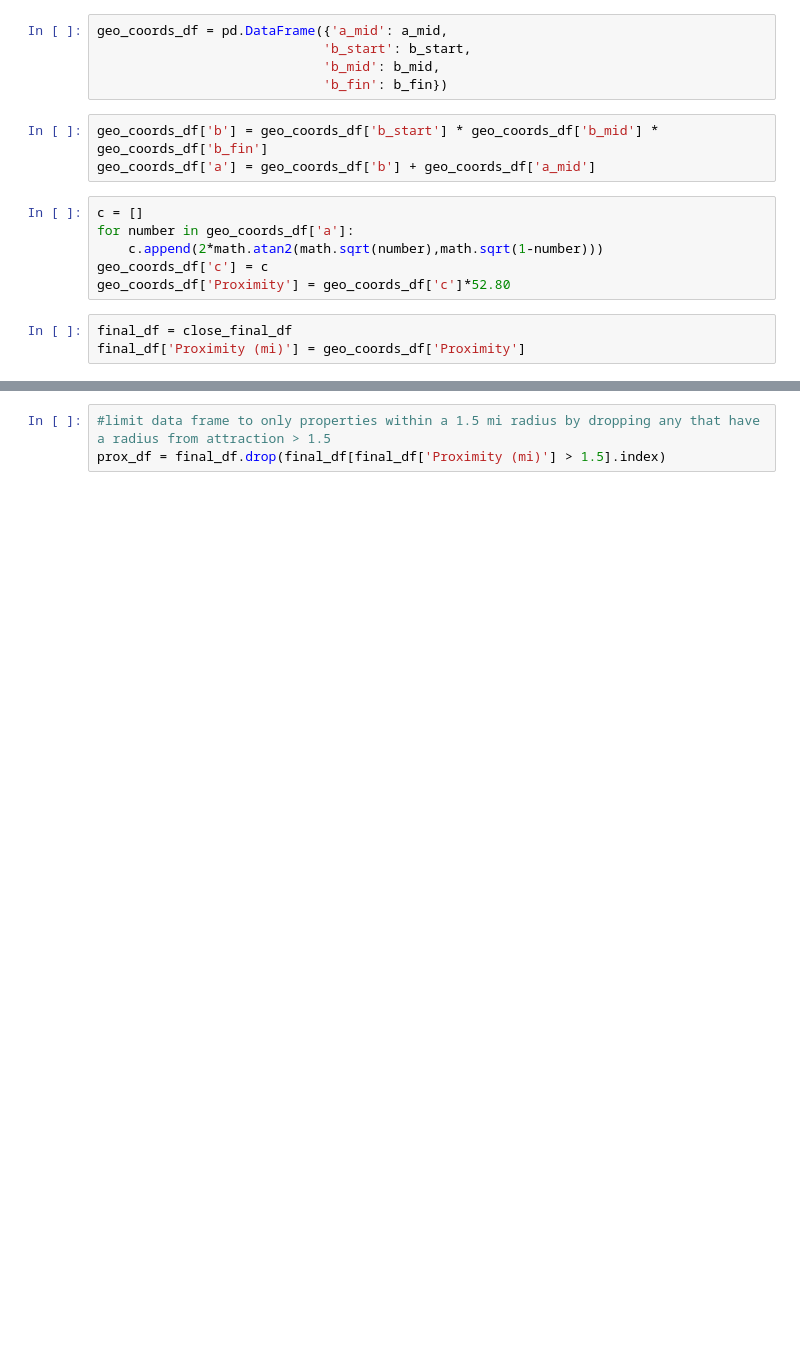
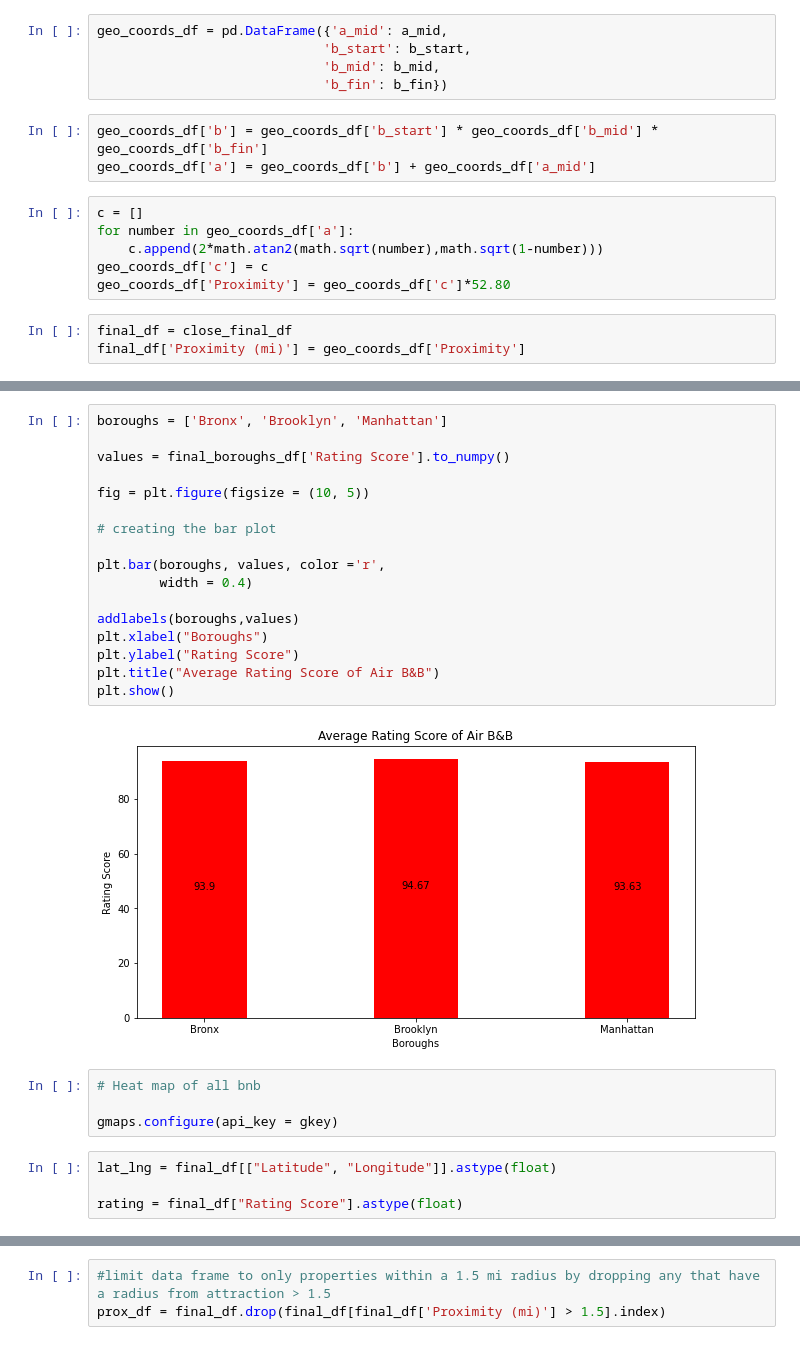
Before and after one commit to parriswoods22/Room11, a Jupyter notebook: Airbnb & Attractions.ipynb, the cells around one changed output, grey strips where cells are left out. Saved outputs shown, nothing was run; the diff lists cells and outputs as text; blank space fills up the shorter version.

```diff
--- a/Airbnb & Attractions.ipynb
+++ b/Airbnb & Attractions.ipynb
@@ -355,0 +405,27 @@ final_df
+# %%
+boroughs = ['Bronx', 'Brooklyn', 'Manhattan']
+
+values = final_boroughs_df['Rating Score'].to_numpy()
+
+fig = plt.figure(figsize = (10, 5))
+
+# creating the bar plot
+
+plt.bar(boroughs, values, color ='r',
+        width = 0.4)
+
+addlabels(boroughs,values)
+plt.xlabel("Boroughs")
+plt.ylabel("Rating Score")
+plt.title("Average Rating Score of Air B&B")
+plt.show()
+# %% [output]
+[figure, added]
+# %%
+# Heat map of all bnb
+
+gmaps.configure(api_key = gkey)
+# %%
+lat_lng = final_df[["Latitude", "Longitude"]].astype(float)
+
+rating = final_df["Rating Score"].astype(float)
```
Also changed, not shown: parts of 18 cells of this notebook.
